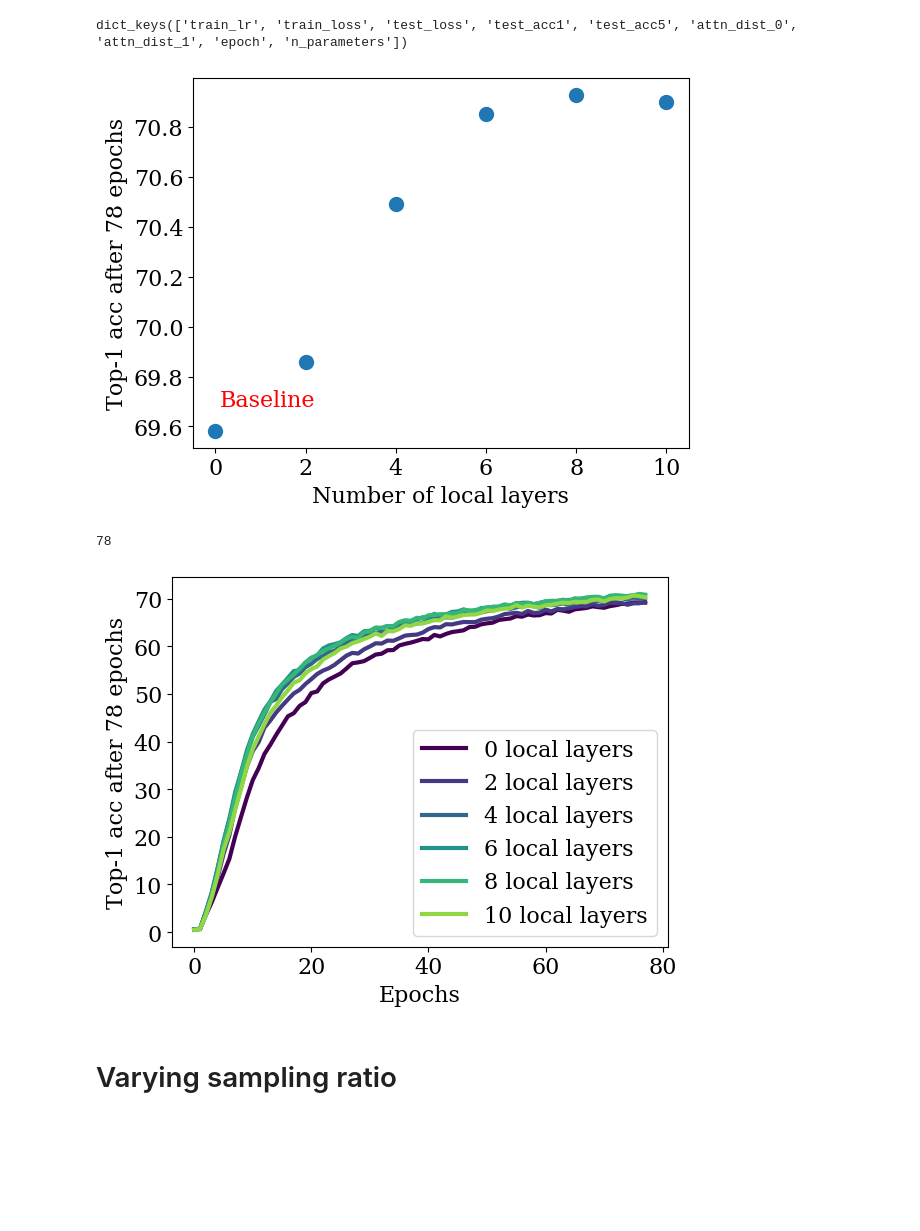
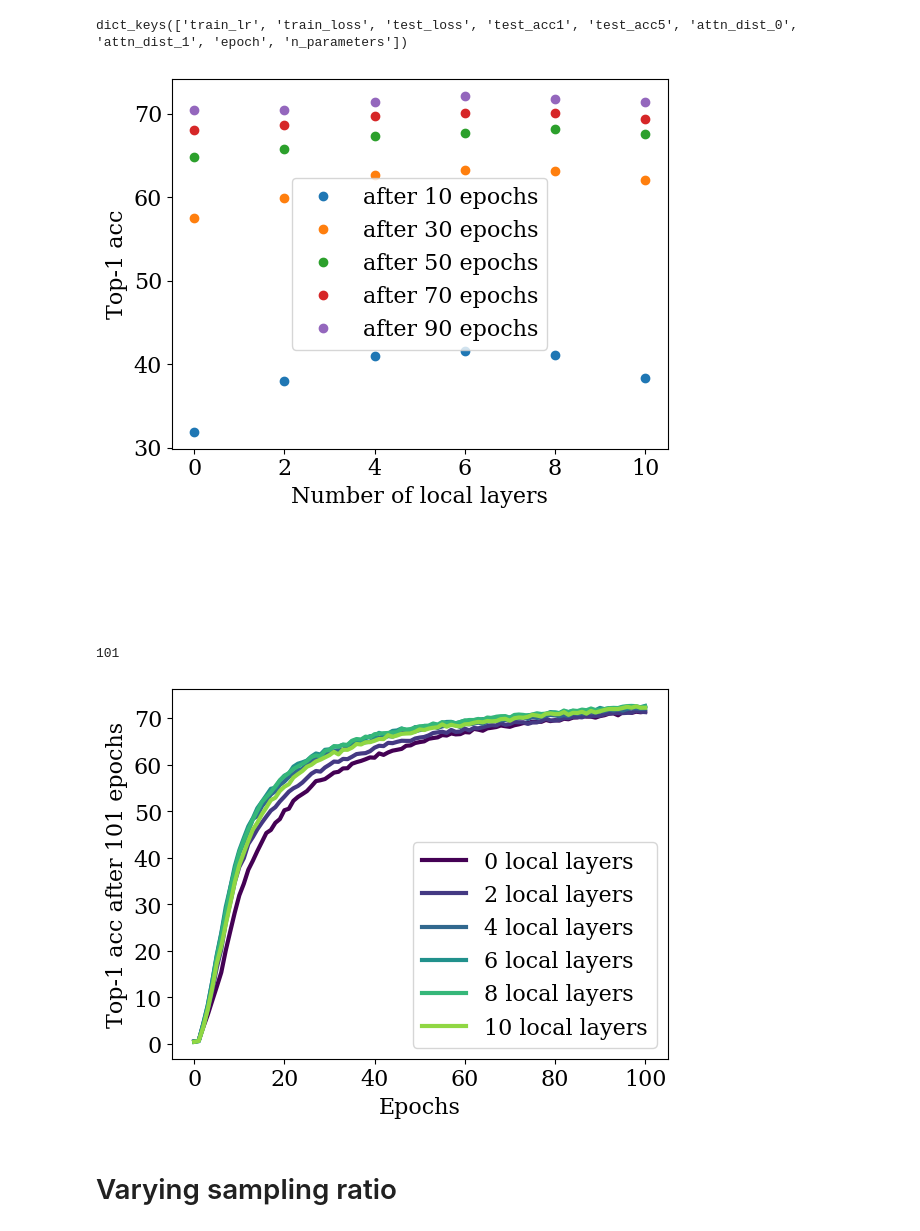
Before and after one commit to sdascoli/deit, a Jupyter notebook: deit.ipynb, the cells around one changed output. Saved outputs shown, nothing was run; the diff lists cells and outputs as text; code cells hidden in the pictures; blank space fills up the shorter version.

```diff
--- a/deit.ipynb
+++ b/deit.ipynb
@@ -77,7 +77,7 @@ indices = [-1]
 
 for ind in indices:
 
-    base = '/checkpoint/sdascoli/deit/'
+    base = '/checkpoint/leventsagun/deit/'
     paths = sorted(glob.glob(base+'*'), key=os.path.getmtime)
     paths=[p for p in paths if not p.endswith('init')]
     print(paths)
@@ -106,4 +106,10 @@ for ind in indices:
     print('{} fails'.format(fails))
 
 latest = min([len(run['logs']) for run in runs])-1
+params = defaultdict(list)
+for run in runs:
+    for k,v in vars(run['args']).items():
+        params[k].append(v)
+for k in params:
+    params[k] = sorted(list(set(params[k])))
 # %% [output]
@@ -119,18 +125,23 @@ runs[1]['logs'][0].keys()
 dict_keys(['train_lr', 'train_loss', 'test_loss', 'test_acc1', 'test_acc5', 'attn_dist_0', 'attn_dist_1', 'epoch', 'n_parameters'])
 # %%
 topk=1
-x, y = [], []
+times = range(10,latest,latest//5)
+x, y = [], defaultdict(list)
 for run in runs:
     x.append(run['args'].local_up_to_layer)
-    y.append(run['logs'][latest]['test_acc{}'.format(topk)])
+    for t in times:
+        acc1[t].append(run['logs'][t]['test_acc{}'.format(topk)])
+        y[t].append(run['logs'][t]['test_acc{}'.format(topk)])
 plt.annotate('Baseline',(min(x)+.1,min(y)+.1), color='red')
 
-plt.plot(x,y, ls='none', marker='.', ms=20)
+for t in times:
+    plt.plot(x,y[t], ls='none', marker='o', label='after {} epochs'.format(t))
+plt.legend()
 plt.xlabel('Number of local layers')
-plt.ylabel('Top-{} acc after {} epochs'.format(topk,latest))
+plt.ylabel('Top-{} acc'.format(topk,latest))
 plt.show()
 # %% [output]
-[figure, old version]
+[figure, new version]
 # %%
 latest = min([len(run['logs']) for run in runs])-1
 print(latest)
@@ -149,8 +160,8 @@ plt.xlabel('Epochs')
 plt.ylabel('Top-{} acc after {} epochs'.format(topk,latest))
 plt.show()
 # %% [output]
-78
+101
-[figure, old version]
+[figure, new version]
 # %% [markdown]
 # Varying sampling ratio
 # %%
```
Also changed, not shown: parts of 7 cells of this notebook, 1 other file.
